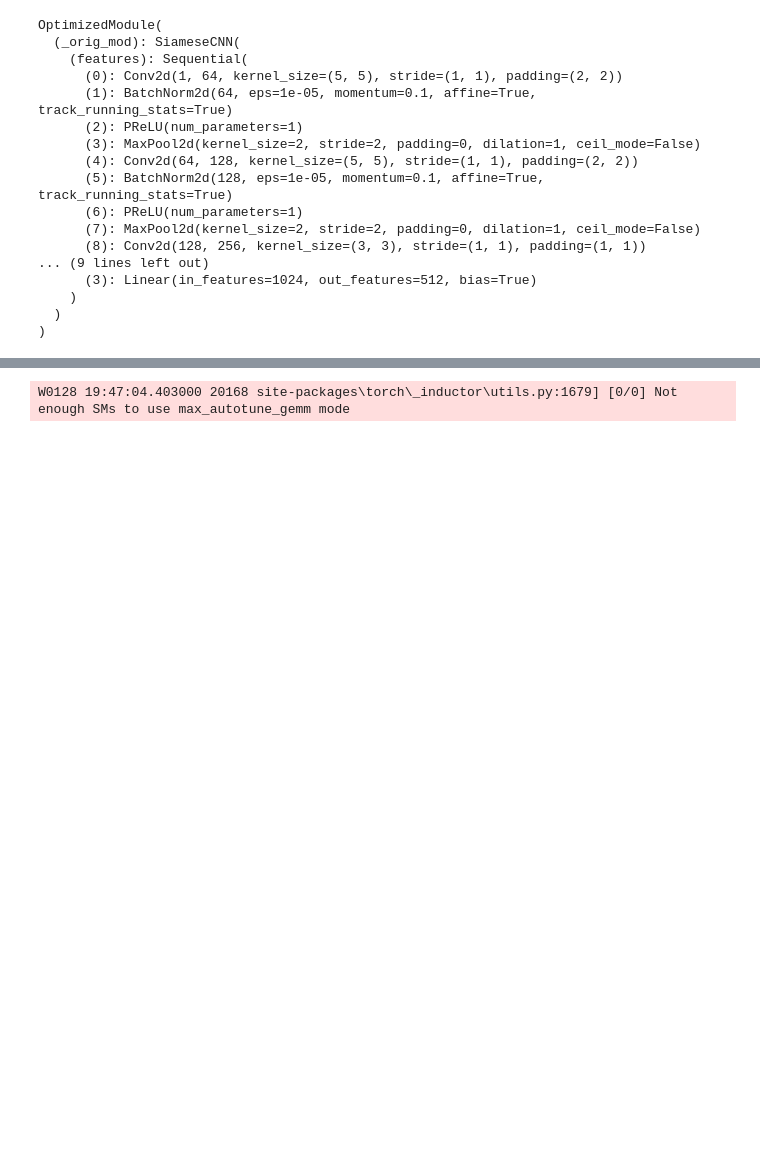
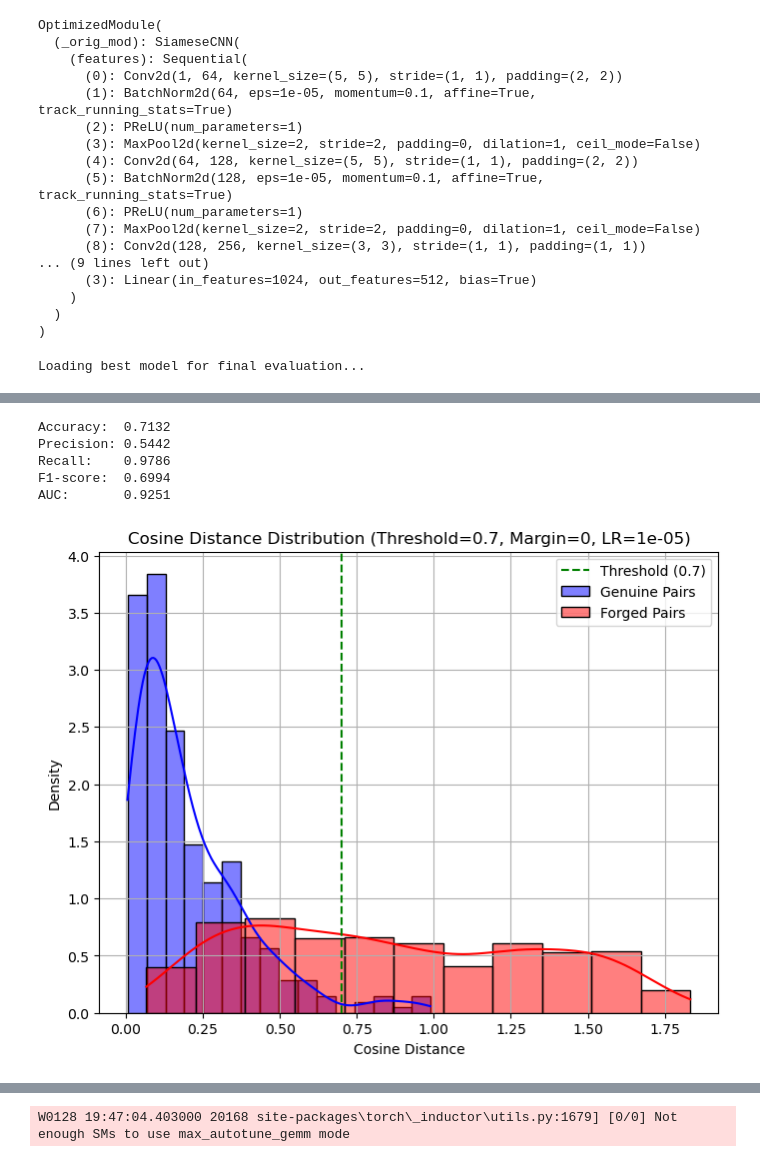
Before and after one commit to Sujan-13/Signature_Verification2, a Jupyter notebook: test_gpu-Copy4.ipynb, the cells around one changed output, grey strips where cells are left out. Cells and saved outputs as stored; diff of their text form; code cells hidden in the pictures; blank space fills up the shorter version.

```diff
--- a/test_gpu-Copy4.ipynb
+++ b/test_gpu-Copy4.ipynb
@@ -363,9 +382,12 @@ OptimizedModule(
   )
 )
 # %%
-model_path = f"second_saved_models/savedmodels/dropoutCNN/siamese_margin{margin}_size64_dropout4_lr{lr}.pt"
-model.load_state_dict(torch.load(model_path, map_location=device))
-# torch.cuda.empty_cache()  # Clears GPU cache in PyTorch
+# model_path = f"second_saved_models/savedmodels/dropoutCNN/siamese_margin{margin}_size64_dropout4_lr{lr}.pt"
+# model.load_state_dict(torch.load(model_path, map_location=device))
+# # torch.cuda.empty_cache()  # Clears GPU cache in PyTorch
+# model.eval()
+print("Loading best model for final evaluation...")
+model.load_state_dict(torch.load(best_model_path, map_location=device))
 model.eval()
 correct = 0
 total = 0
@@ -420,3 +442,5 @@ with torch.no_grad():
     # plt.savefig(f"second_saved_models/saved_models/LENET/cosine_sim/cosine_similarity_distribution_threshold_{threshold}_{margin}_{lr}.png")
     plt.show()  # Display the plot
     plt.close()
+# %% [output]
+Loading best model for final evaluation...
@@ -423 +448,7 @@ with torch.no_grad():
+Accuracy:  0.7132
+Precision: 0.5442
+Recall:    0.9786
+F1-score:  0.6994
+AUC:       0.9251
+[figure, added]
 # %%
```
Also changed, not shown: parts of 4 cells of this notebook.
